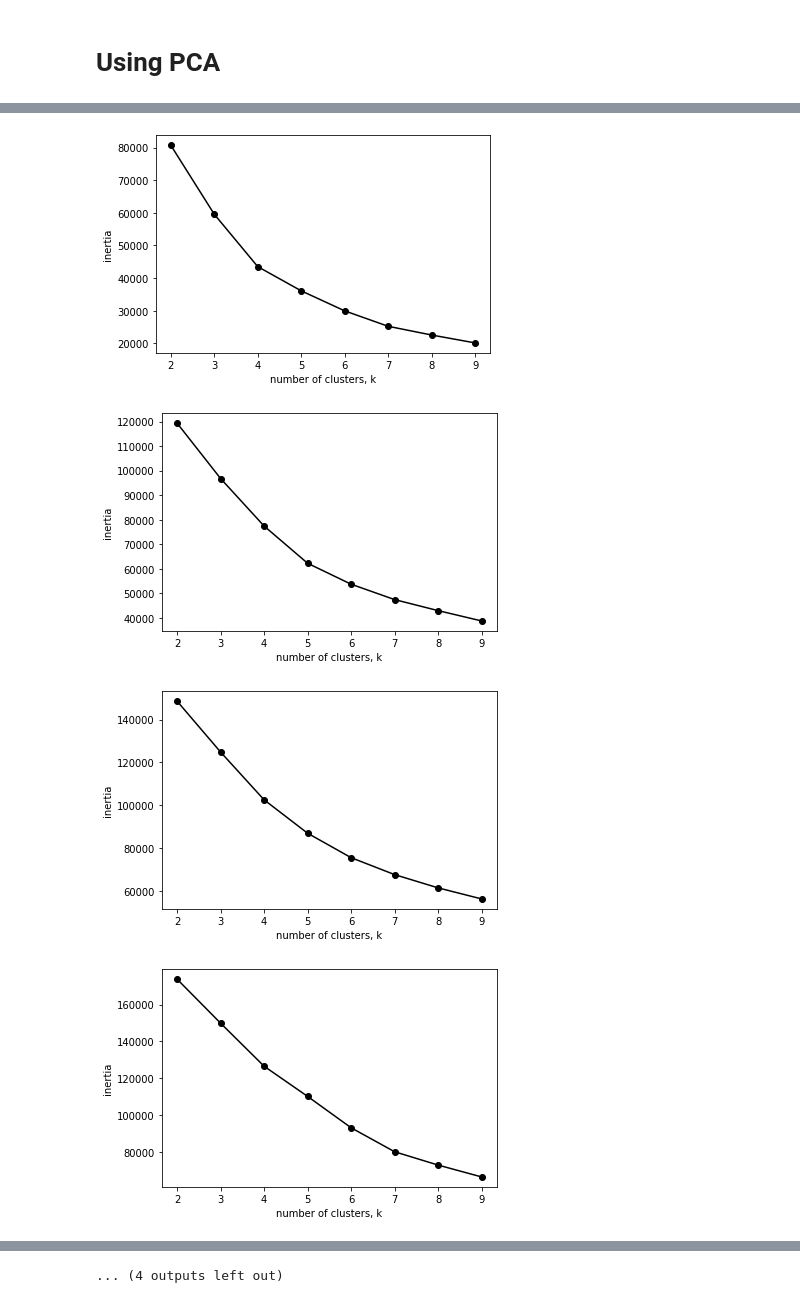
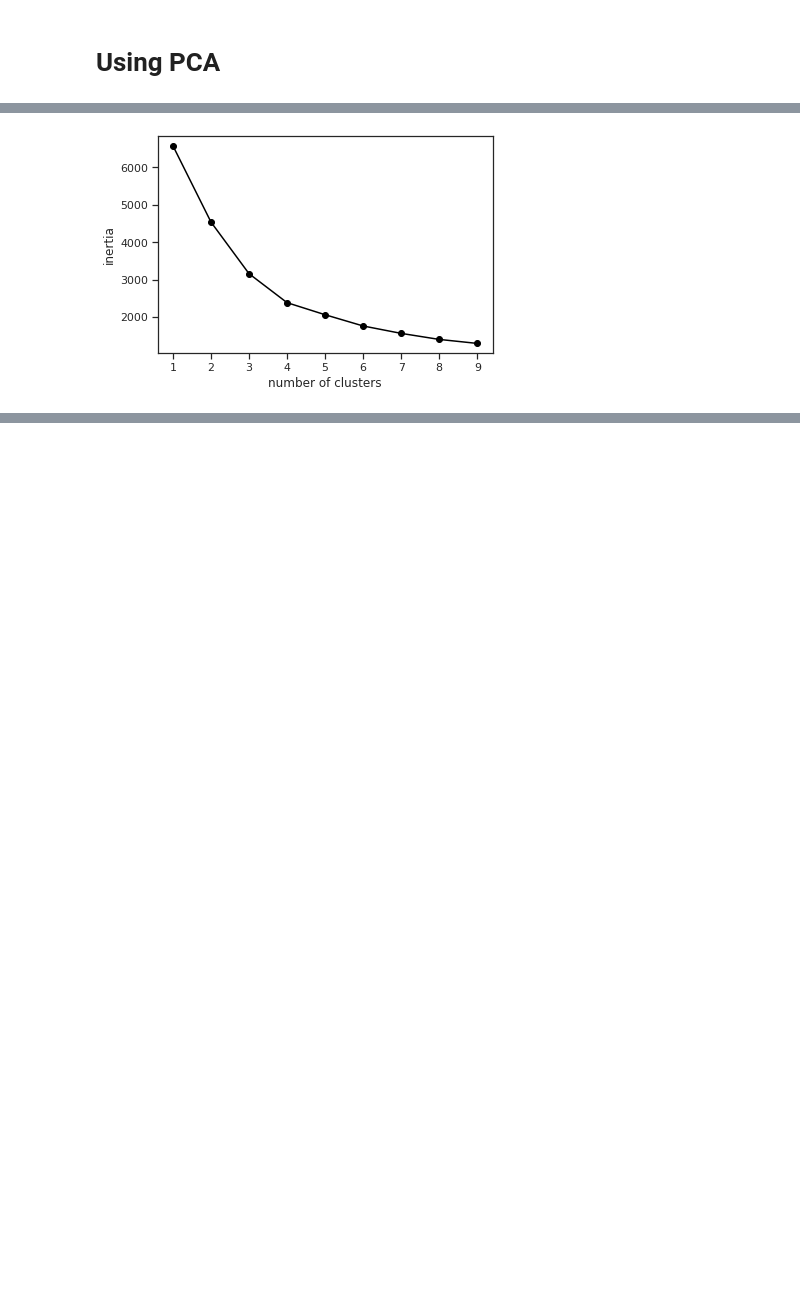
Before and after one commit to Grula/Real-estate-Price-Prediction, a Jupyter notebook: Clustering-V2.ipynb, the cells around one changed output, grey strips where cells are left out. Cells and saved outputs as stored; diff of their text form; code cells hidden in the pictures; blank space fills up the shorter version.

```diff
--- a/Clustering-V2.ipynb
+++ b/Clustering-V2.ipynb
@@ -197,9 +655,9 @@ plt.show()
 # %%
-house_p_NCP = StandardScaler().fit_transform(house_p_CP)
+housesExperimental = MinMaxScaler().fit_transform(housesExperimental)
 
 # Create a PCA instance
-pca = PCA(n_components=house_p_NCP.shape[1])
-principalComponents = pca.fit_transform(house_p_NCP)
+pca = PCA(n_components=housesExperimental.shape[1])
+principalComponents = pca.fit_transform(housesExperimental)
 
 # Plot the explained variances
 features = range(pca.n_components_)
@@ -212,9 +670,12 @@ plt.show()
 # Save components to a DataFrame
 PCA_components = pd.DataFrame(principalComponents)
 
-
-plt.scatter(PCA_components[0], PCA_components[1], alpha=.05, color='orange')
-plt.xlabel('PCA 1')
-plt.ylabel('PCA 2')
+# Display components in 3D
+ax = plt.axes(projection='3d')
+ax.scatter(PCA_components[0], PCA_components[1], PCA_components[2],
+           c=PCA_components[2], cmap='viridis', linewidth=0.5)
+ax.set_xlabel('PCA 1')
+ax.set_ylabel('PCA 2')
+ax.set_zlabel('PCA 3')
 plt.show()
 # %% [output]
@@ -226,34 +684,24 @@ clusters = 1
+# %%
+ks = range(1,10) #number of clusters
+c = 3 # number of components
 # %%
-ks = range(2, 10)
-cs = range(2, len(PCA_components.columns))
+inertias = []
+for k in ks:
+    # Create a KMeans instance with k clusters: model
+    model = KMeans(n_clusters=k, random_state=7)
 
-silhouette = -1
-for c in range(2,len(PCA_components.columns)):
-    inertias = []
-    for k in ks:
-        # Create a KMeans instance with k clusters: model
-        model = KMeans(n_clusters=k, random_state=7)
+    # Fit model to samples
+    model.fit(PCA_components.iloc[:,:c])
 
-        # Fit model to samples
-        model.fit(PCA_components.iloc[:,:c])
+    # Append the inertia to the list of inertias
+    inertias.append(model.inertia_)
 
-        # Append the inertia to the list of inertias
-        inertias.append(model.inertia_)
-
-        # Calculate silhouette score
-        labels_predicted = model.predict(PCA_components.iloc[:,:c])
-        sil = metrics.silhouette_score(PCA_components.iloc[:,:c], labels_predicted)
-        if sil > silhouette:
-            silhouette = sil
-            clusters = k
-            components = c
-    plt.plot(ks, inertias, '-o', color='black')
-    plt.xlabel('number of clusters, k')
-    plt.ylabel('inertia')
-    plt.xticks(ks)
-    plt.show()
+    # Calculate silhouette score
+    labels_predicted = model.predict(PCA_components.iloc[:,:c])
+plt.plot(ks, inertias, '-o', color='black')
+plt.xlabel('number of clusters')
+plt.ylabel('inertia')
+plt.xticks(ks)
+plt.show()
 # %% [output]
-[figure, old version]
+[figure, new version]
-[figure, removed]
-[figure, removed]
-[figure, removed]
@@ -268 +707,0 @@ for c in range(2,len(PCA_components.columns)):
-... (4 outputs left out)
```
Also changed, not shown: parts of 96 cells of this notebook, 38 other files.
